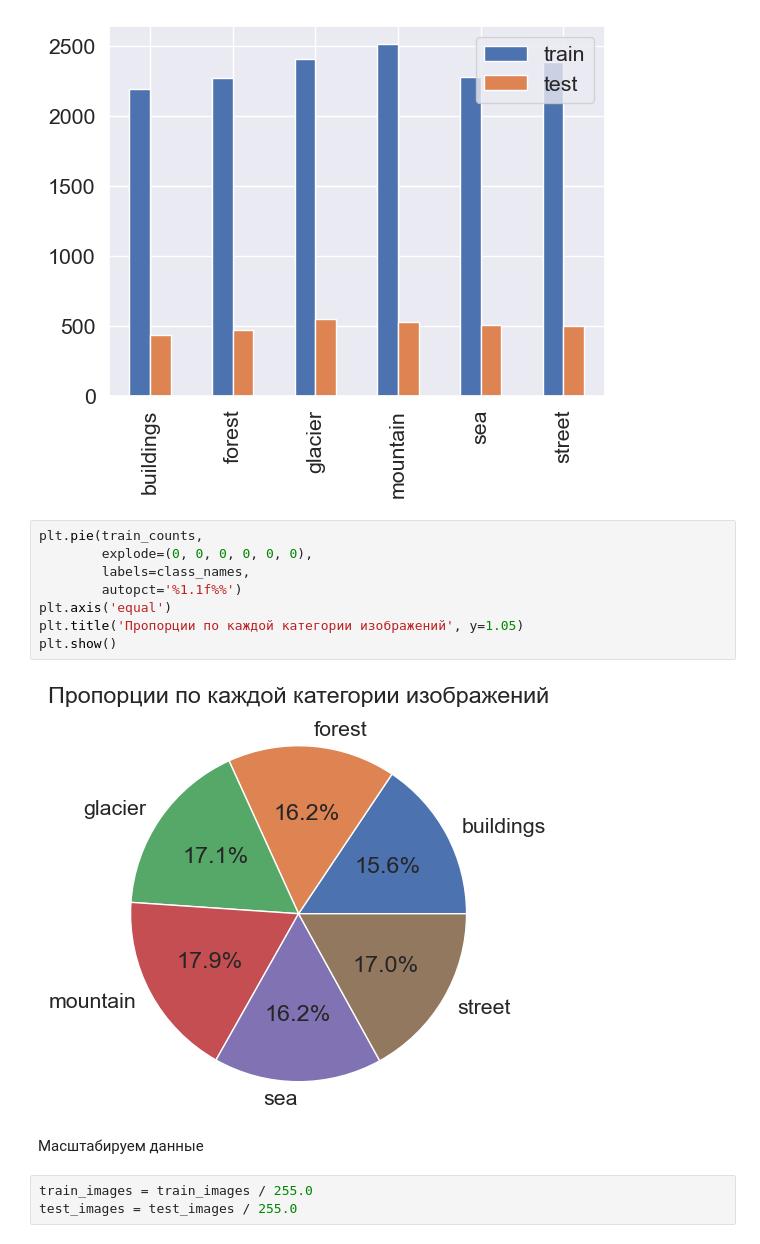
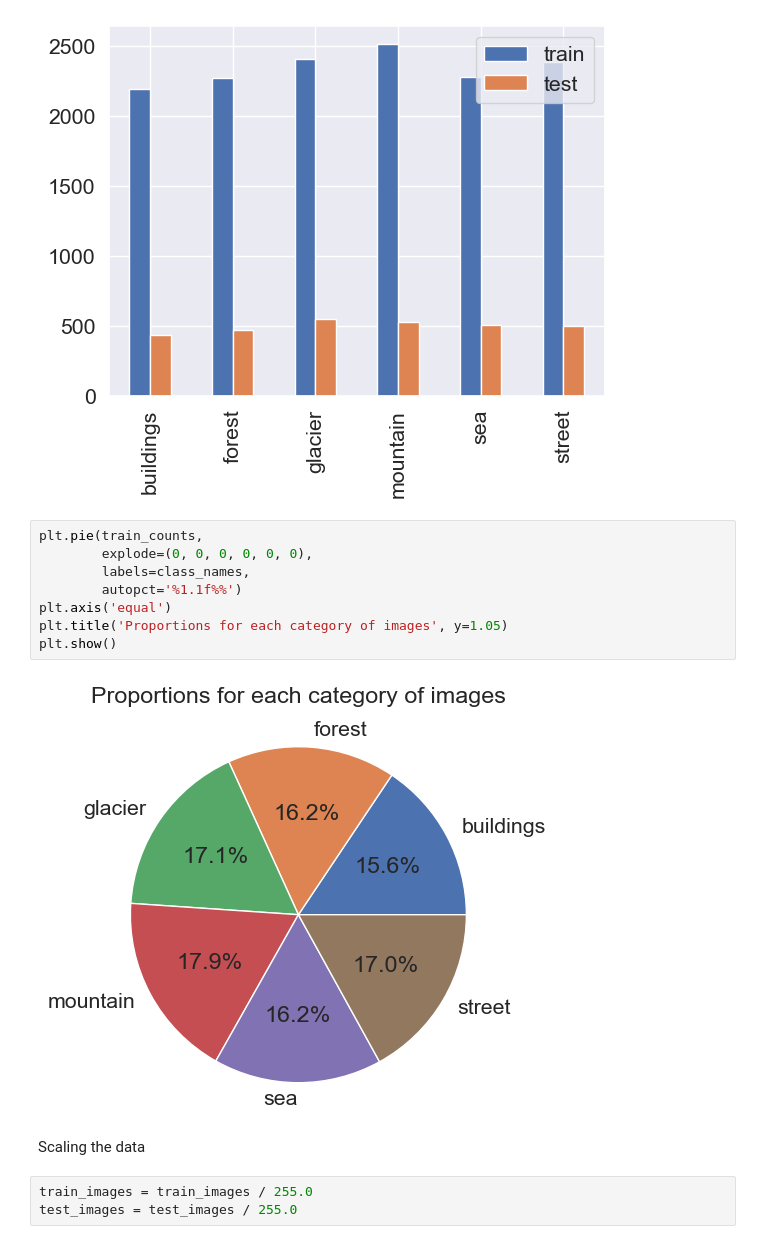
Before and after one commit to EclipsePLZ/Intel_Image_Classification, a Jupyter notebook: Intel_Image_Classification.ipynb, the cells around one changed output. Drawn from its saved outputs; the diff is of its cells as text.

```diff
--- a/Intel_Image_Classification.ipynb
+++ b/Intel_Image_Classification.ipynb
@@ -104,15 +104,15 @@ plt.show()
 # %%
 plt.pie(train_counts,
         explode=(0, 0, 0, 0, 0, 0),
         labels=class_names,
         autopct='%1.1f%%')
 plt.axis('equal')
-plt.title('Пропорции по каждой категории изображений', y=1.05)
+plt.title('Proportions for each category of images', y=1.05)
 plt.show()
 # %% [output]
-[figure, old version]
+[figure, new version]
-# %% [markdown]
-Масштабируем данные
+# %% [markdown]
+Scaling the data
 # %%
 train_images = train_images / 255.0
 test_images = test_images / 255.0
```
Also changed, not shown: parts of 109 cells of this notebook.
